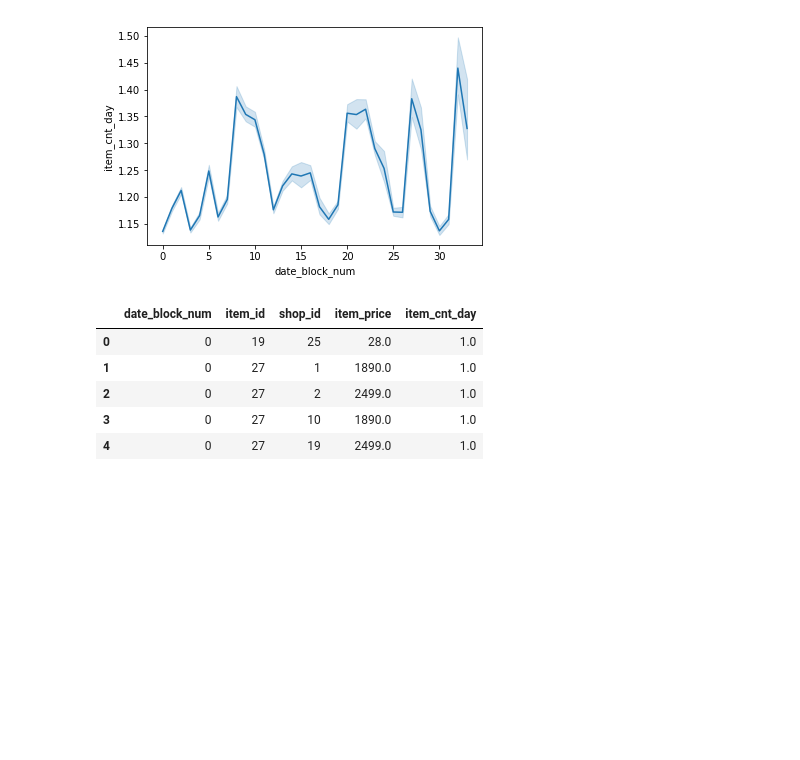
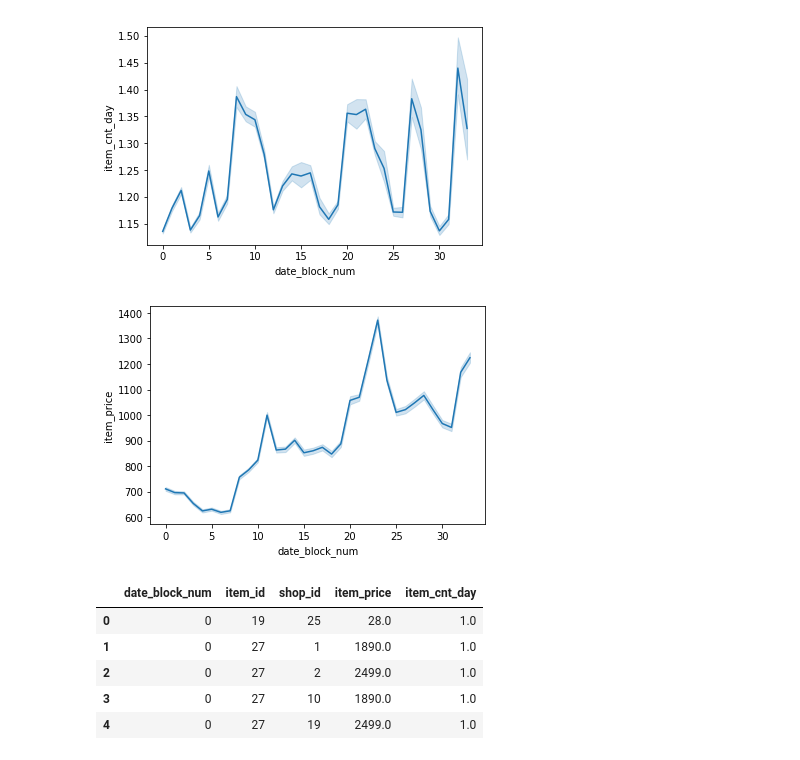
Before and after one commit to zex0023/Sale_Prediction, a Jupyter notebook: sales_prediction.ipynb, the cells around one changed output. Drawn from its saved outputs; the diff is of its cells as text; code cells hidden in the pictures; blank space fills up the shorter version.

```diff
--- a/sales_prediction.ipynb
+++ b/sales_prediction.ipynb
@@ -31,6 +33,10 @@ train.head()
 g1 = sns.lineplot(x="date_block_num", y="item_cnt_day", data = train)
 # %% [output]
 [figure]
+# %%
+g2 = sns.lineplot(x="date_block_num", y="item_price", data = train)
+# %% [output]
+[figure, added]
 # %%
 train_df = train.groupby([train.date_block_num, train.item_id, train.shop_id]).sum().reset_index()
 # %%
```
Also changed, not shown: parts of 2 cells of this notebook, 2 other files.
